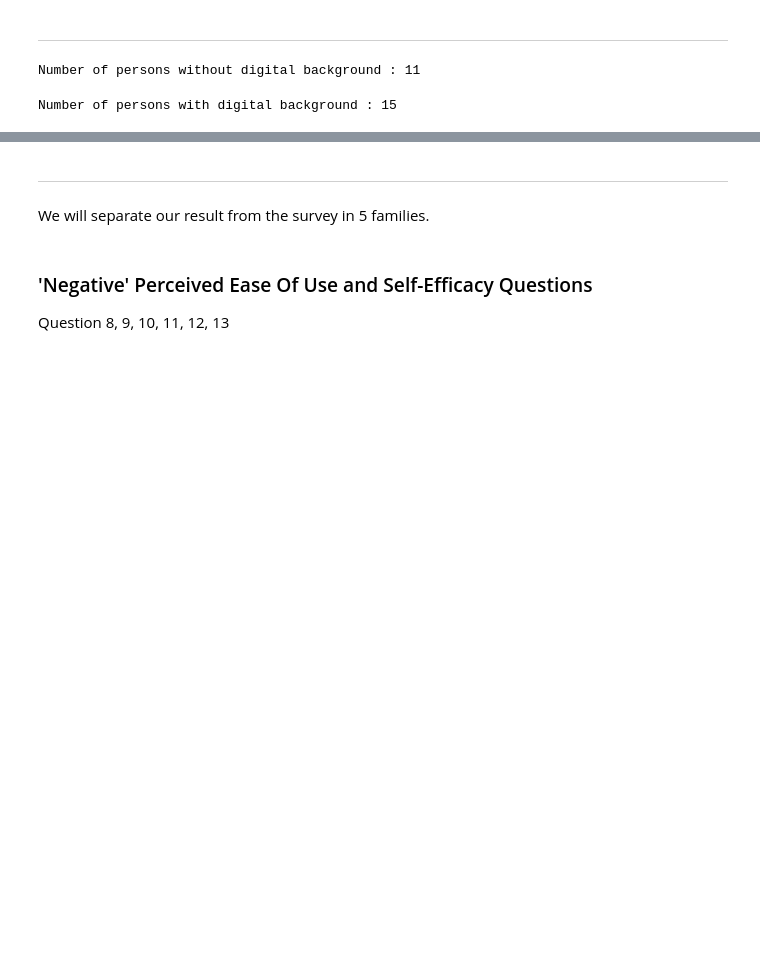
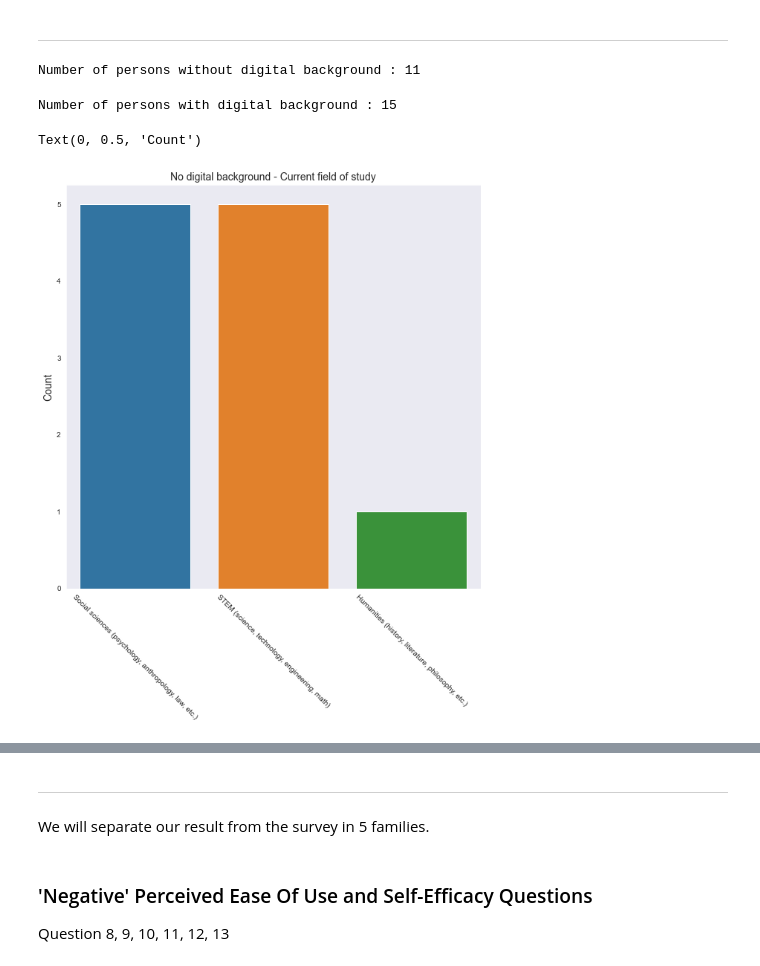
Before and after one commit to sh1r4/open_science_research, a Jupyter notebook: Analysis.ipynb, the cells around one changed output, grey strips where cells are left out. Drawn from its saved outputs; the diff is of its cells as text; code cells hidden in the pictures; blank space fills up the shorter version.

```diff
--- a/Analysis.ipynb
+++ b/Analysis.ipynb
@@ -152,3 +152,18 @@ with_digital_background = df[(df["#3"] != "No")]
 print("Number of persons with digital background :", len(with_digital_background))
 # %% [output]
 Number of persons with digital background : 15
+# %%
+data = df
+data['has_digital_background'] = np.where(((data["#3"] == "No")), 0, 1)
+
+fig, ax = plt.subplots(figsize=(10,10))
+ax = sns.countplot(x='#5', data=data[data['has_digital_background'] == 0])
+plt.xticks(rotation=-45)
+plt.xlabel('')
+plt.title('No digital background - Current field of study', fontsize=14)
+plt.rc('xtick', labelsize=14)
+plt.rc('ytick', labelsize=12)
+plt.ylabel('Count', fontsize=14)
+# %% [output]
+Text(0, 0.5, 'Count')
+[figure, added]
```
Also changed, not shown: parts of 2 cells of this notebook.
